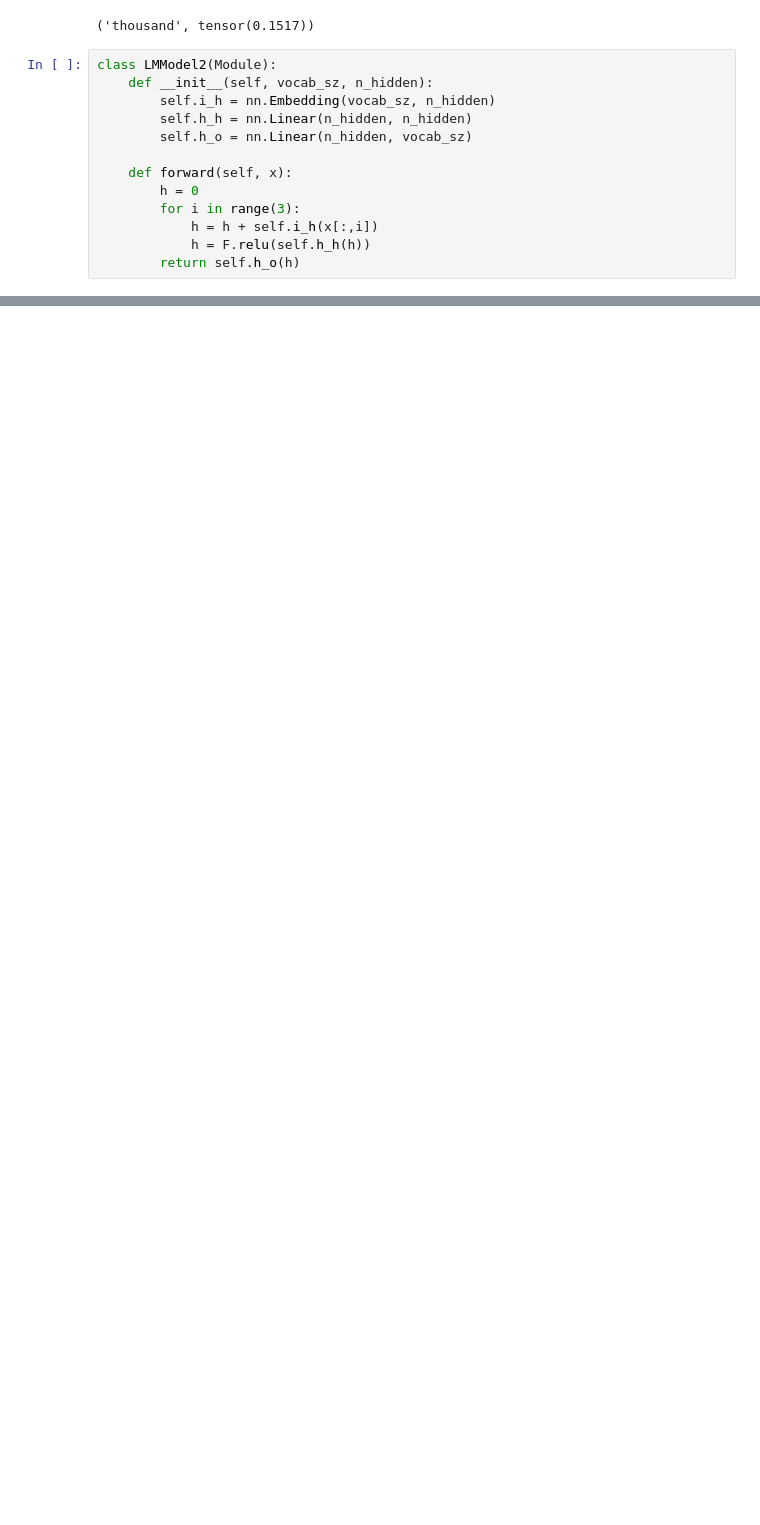
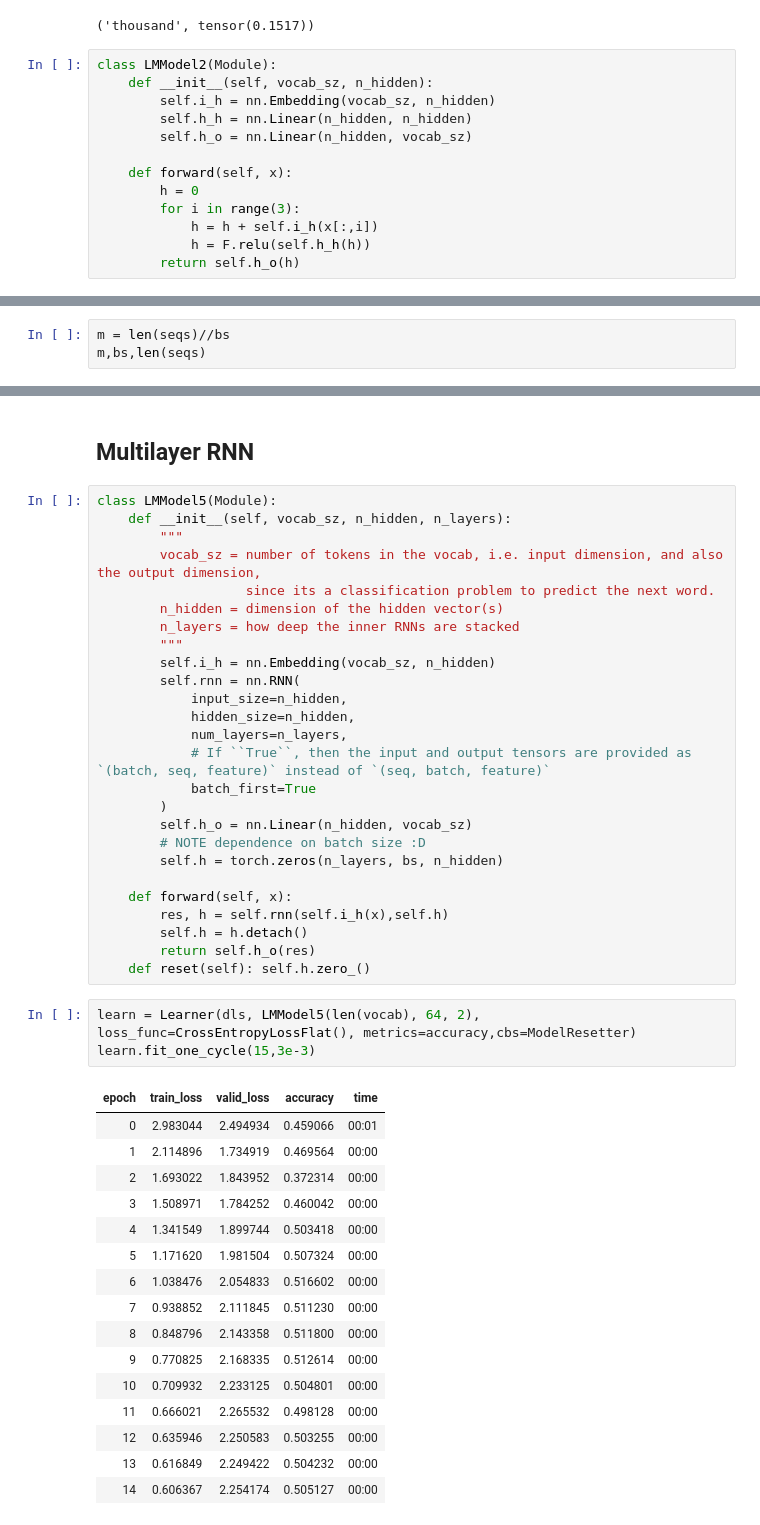
Before and after one commit to Mchristos/fastbook, a Jupyter notebook: mchristos/12_nlp_dive.ipynb, the cells around one changed output, grey strips where cells are left out. Cells and saved outputs as stored; diff of their text form; blank space fills up the shorter version.

```diff
--- a/mchristos/12_nlp_dive.ipynb
+++ b/mchristos/12_nlp_dive.ipynb
@@ -141,0 +176,3 @@ learn.fit_one_cycle(4,1e-3)
+# %%
+m = len(seqs)//bs
+m,bs,len(seqs)
@@ -141,0 +323,48 @@ learn.fit_one_cycle(4,1e-3)
+# %% [markdown]
+## Multilayer RNN
+# %%
+class LMModel5(Module):
+    def __init__(self, vocab_sz, n_hidden, n_layers):
+        """
+        vocab_sz = number of tokens in the vocab, i.e. input dimension, and also the output dimension,
+                   since its a classification problem to predict the next word.
+        n_hidden = dimension of the hidden vector(s)
+        n_layers = how deep the inner RNNs are stacked
+        """
+        self.i_h = nn.Embedding(vocab_sz, n_hidden)
+        self.rnn = nn.RNN(
+            input_size=n_hidden,
+            hidden_size=n_hidden,
+            num_layers=n_layers,
+            # If ``True``, then the input and output tensors are provided as `(batch, seq, feature)` instead of `(seq, batch, feature)`
+            batch_first=True
+        )
+        self.h_o = nn.Linear(n_hidden, vocab_sz)
+        # NOTE dependence on batch size :D
+        self.h = torch.zeros(n_layers, bs, n_hidden)
+
+    def forward(self, x):
+        res, h = self.rnn(self.i_h(x),self.h)
+        self.h = h.detach()
+        return self.h_o(res)
+    def reset(self): self.h.zero_()
+# %%
+learn = Learner(dls, LMModel5(len(vocab), 64, 2), loss_func=CrossEntropyLossFlat(), metrics=accuracy,cbs=ModelResetter)
+learn.fit_one_cycle(15,3e-3)
+# %% [output]
+| epoch | train_loss | valid_loss | accuracy | time |
+| 0 | 2.983044 | 2.494934 | 0.459066 | 00:01 |
+| 1 | 2.114896 | 1.734919 | 0.469564 | 00:00 |
+| 2 | 1.693022 | 1.843952 | 0.372314 | 00:00 |
+| 3 | 1.508971 | 1.784252 | 0.460042 | 00:00 |
+| 4 | 1.341549 | 1.899744 | 0.503418 | 00:00 |
+| 5 | 1.171620 | 1.981504 | 0.507324 | 00:00 |
+| 6 | 1.038476 | 2.054833 | 0.516602 | 00:00 |
+| 7 | 0.938852 | 2.111845 | 0.511230 | 00:00 |
+| 8 | 0.848796 | 2.143358 | 0.511800 | 00:00 |
+| 9 | 0.770825 | 2.168335 | 0.512614 | 00:00 |
+| 10 | 0.709932 | 2.233125 | 0.504801 | 00:00 |
+| 11 | 0.666021 | 2.265532 | 0.498128 | 00:00 |
+| 12 | 0.635946 | 2.250583 | 0.503255 | 00:00 |
+| 13 | 0.616849 | 2.249422 | 0.504232 | 00:00 |
+| 14 | 0.606367 | 2.254174 | 0.505127 | 00:00 |
```
Also changed, not shown: parts of 60 cells of this notebook, 1 other file.
